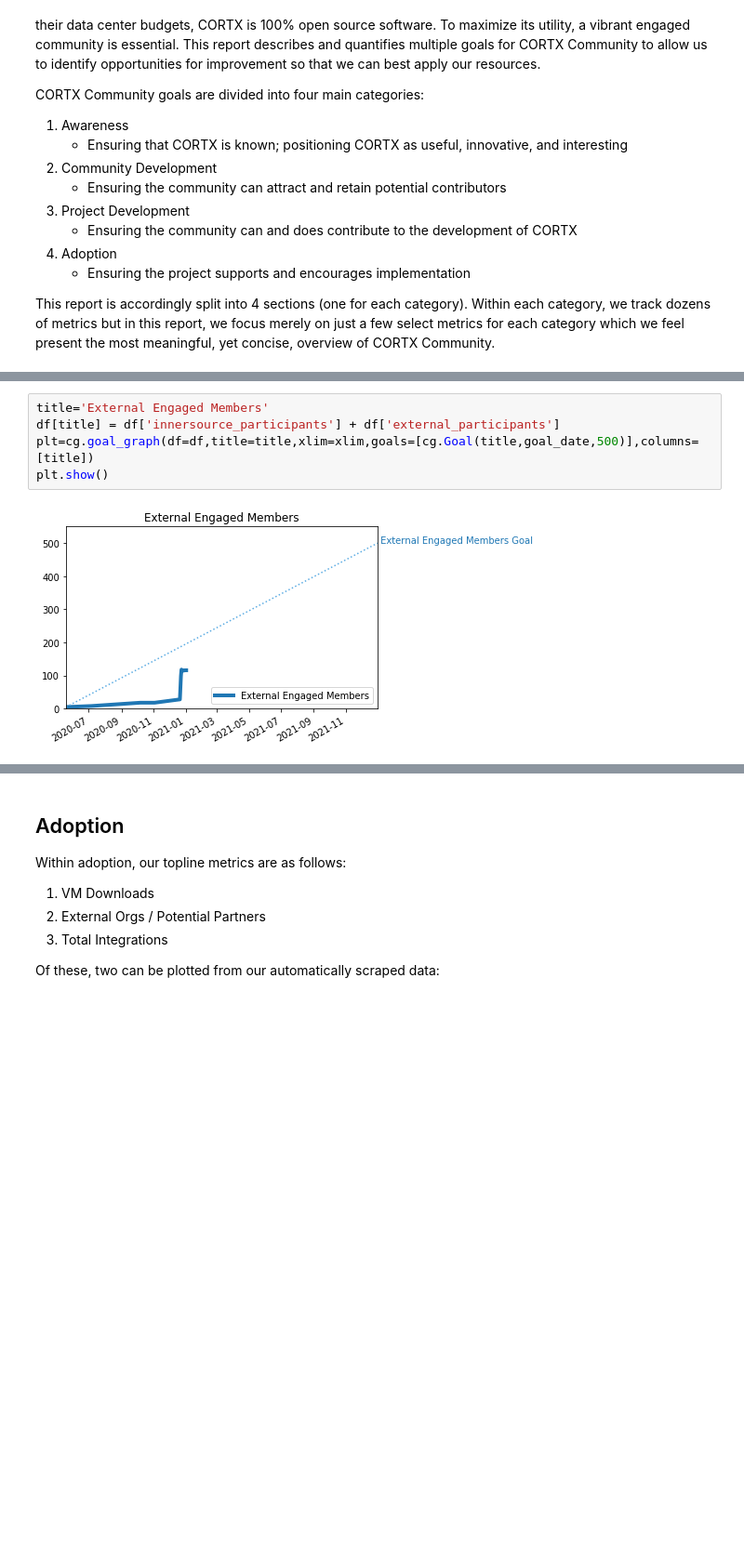
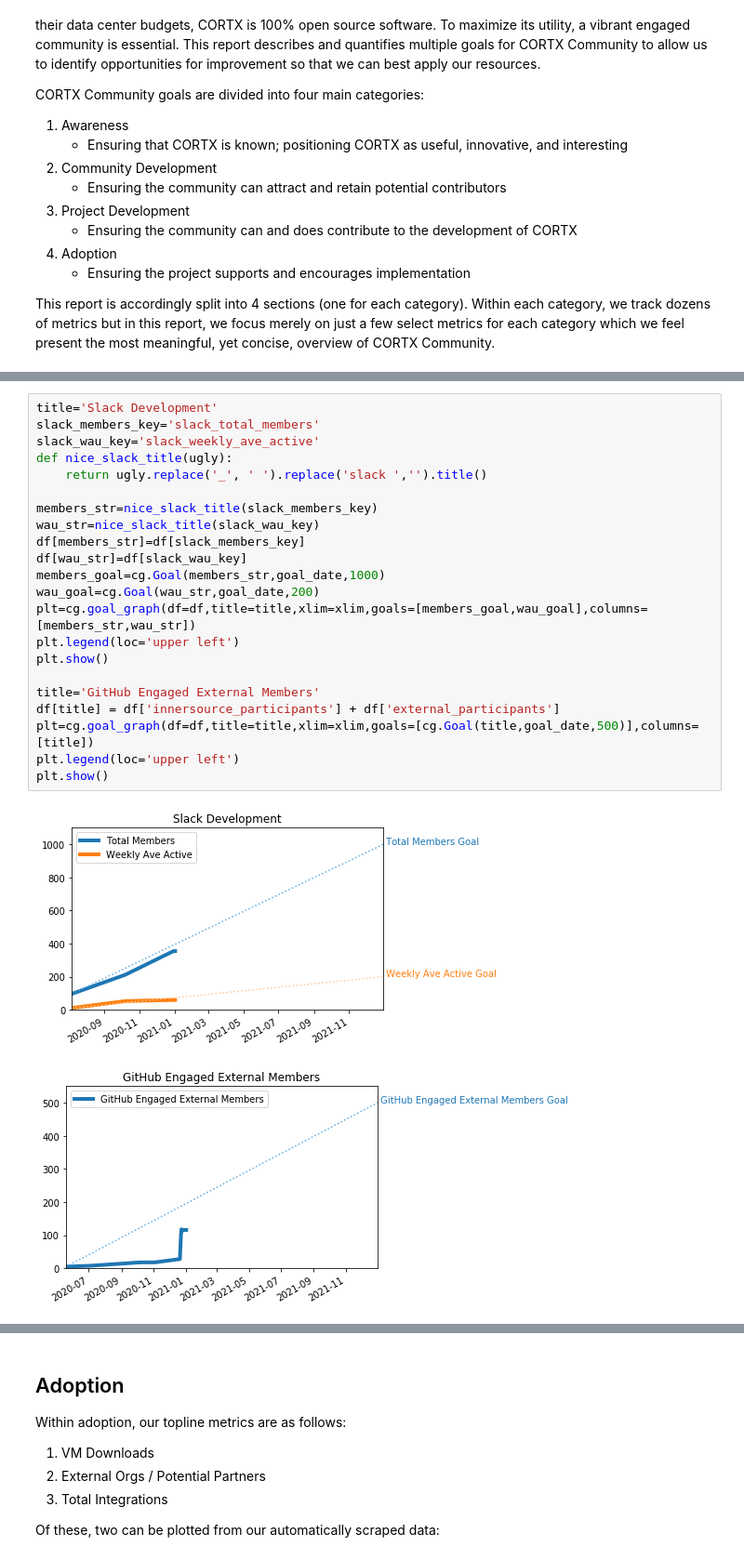
Before and after one commit to Seagate/cortx, a Jupyter notebook: metrics/CORTX_Metrics_Topline_Report.ipynb, the cells around one changed output, grey strips where cells are left out. Shown at 93% size. Saved outputs shown, nothing was run; the diff lists cells and outputs as text; blank space fills up the shorter version.

```diff
--- a/metrics/CORTX_Metrics_Topline_Report.ipynb
+++ b/metrics/CORTX_Metrics_Topline_Report.ipynb
@@ -67,10 +76,28 @@ Of these, only one is currently in our automatically scraped data:
-# %%
-title='External Engaged Members'
-df[title] = df['innersource_participants'] + df['external_participants']
-plt=cg.goal_graph(df=df,title=title,xlim=xlim,goals=[cg.Goal(title,goal_date,500)],columns=[title])
-plt.show()
-# %% [output]
-[figure, removed]
+# %%
+title='Slack Development'
+slack_members_key='slack_total_members'
+slack_wau_key='slack_weekly_ave_active'
+def nice_slack_title(ugly):
+    return ugly.replace('_', ' ').replace('slack ','').title()
+
+members_str=nice_slack_title(slack_members_key)
+wau_str=nice_slack_title(slack_wau_key)
+df[members_str]=df[slack_members_key]
+df[wau_str]=df[slack_wau_key]
+members_goal=cg.Goal(members_str,goal_date,1000)
+wau_goal=cg.Goal(wau_str,goal_date,200)
+plt=cg.goal_graph(df=df,title=title,xlim=xlim,goals=[members_goal,wau_goal],columns=[members_str,wau_str])
+plt.legend(loc='upper left')
+plt.show()
+
+title='GitHub Engaged External Members'
+df[title] = df['innersource_participants'] + df['external_participants']
+plt=cg.goal_graph(df=df,title=title,xlim=xlim,goals=[cg.Goal(title,goal_date,500)],columns=[title])
+plt.legend(loc='upper left')
+plt.show()
+# %% [output]
+[figure, added]
+[figure, added]
 # %% [markdown]
 ## Project Development
 
```
Also changed, not shown: parts of 6 cells of this notebook, 3 other files.
